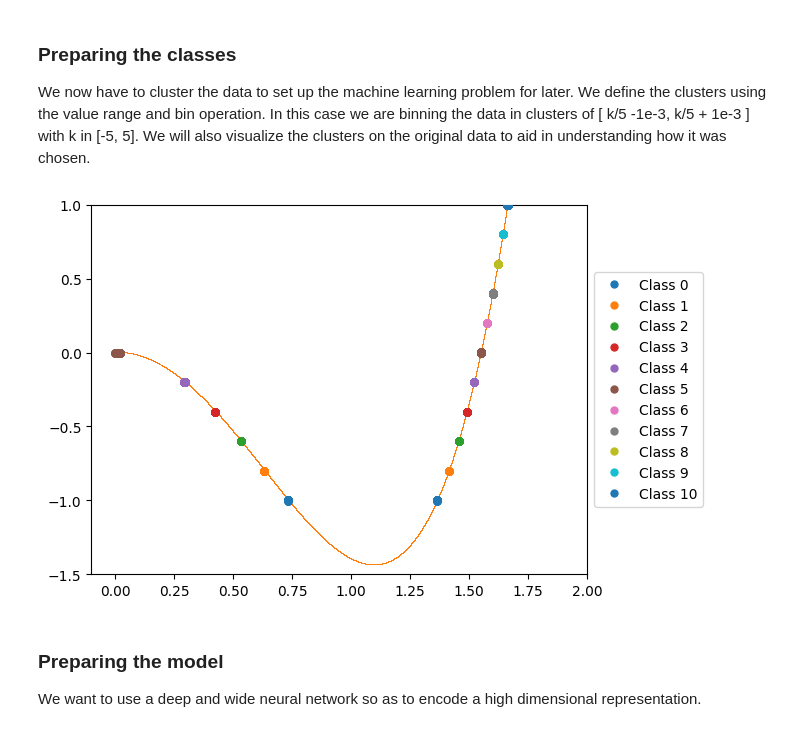
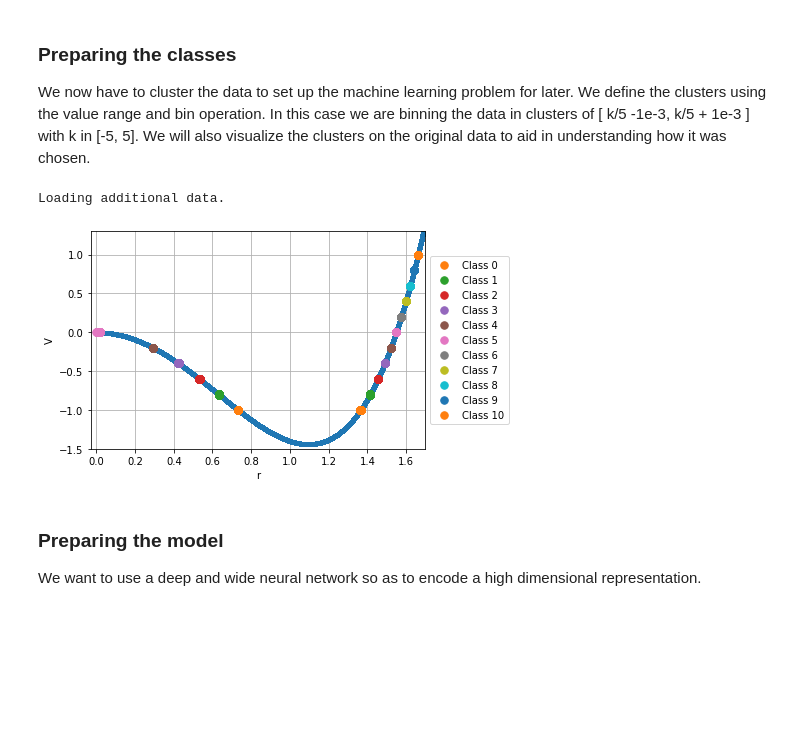
Before and after one commit to zincware/SymSuite, a Jupyter notebook: docs/source/examples/double_well_investigation.ipynb, the cells around one changed output. Drawn from its saved outputs; the diff is of its cells as text; code cells hidden in the pictures; blank space fills up the shorter version.

```diff
--- a/docs/source/examples/double_well_investigation.ipynb
+++ b/docs/source/examples/double_well_investigation.ipynb
@@ -46,7 +35,11 @@ training_data = clustering.range_binning(value_range=[-5, 5],
-# %%
-clustering.plot_clusters(training_data)
-# %% [output]
-[figure, removed]
+# %%
+double_well_potential.build_clusters(representatives=1500)
+# %% [output]
+Loading additional data.
+# %%
+double_well_potential.plot_clusters()
+# %% [output]
+[figure, added]
 # %% [markdown]
 ### Preparing the model
 
```
Also changed, not shown: parts of 8 cells of this notebook, 18 other files.
